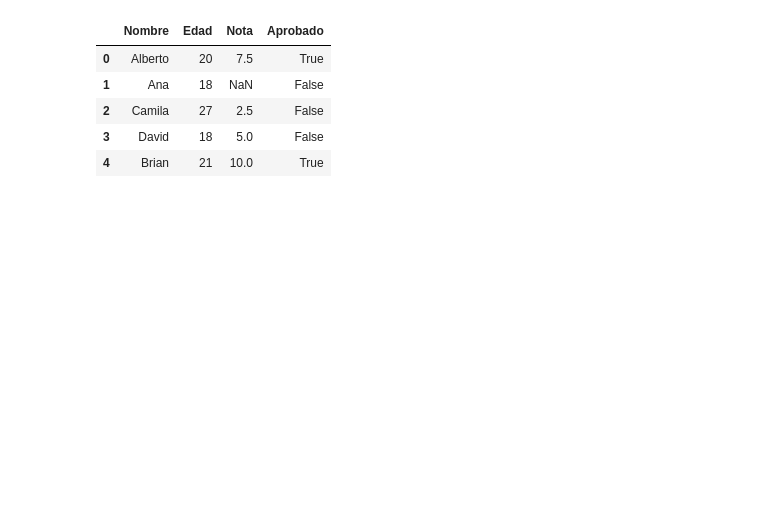
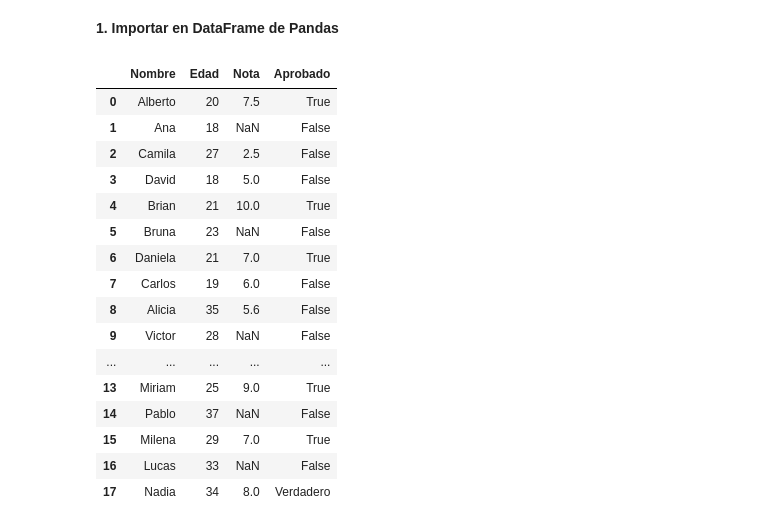
Before and after one commit to mauloredo/Conociendo-PANDAS, a Jupyter notebook: ejercicios.ipynb, the cells around one changed output. Cells and saved outputs as stored; diff of their text form; code cells hidden in the pictures; blank space fills up the shorter version.

```diff
--- a/ejercicios.ipynb
+++ b/ejercicios.ipynb
@@ -3,14 +13,27 @@
+# %% [markdown]
+**1. Importar en DataFrame de Pandas**
 # %%
 import pandas as pd
 # %%
 url = 'https://gist.githubusercontent.com/ahcamachod/807a2c1cf6c19108b2b701ea1791ab45/raw/fb84f8b2d8917a89de26679eccdbc8f9c1d2e933/alumnos.csv'
 
 df = pd.read_csv(url)
-df.head()
+df
 # %% [output]
 |  | Nombre | Edad | Nota | Aprobado |
 | 0 | Alberto | 20 | 7.5 | True |
 | 1 | Ana | 18 | NaN | False |
 | 2 | Camila | 27 | 2.5 | False |
 | 3 | David | 18 | 5.0 | False |
 | 4 | Brian | 21 | 10.0 | True |
+| 5 | Bruna | 23 | NaN | False |
+| 6 | Daniela | 21 | 7.0 | True |
+| 7 | Carlos | 19 | 6.0 | False |
+| 8 | Alicia | 35 | 5.6 | False |
+| 9 | Victor | 28 | NaN | False |
+| ... | ... | ... | ... | ... |
+| 13 | Miriam | 25 | 9.0 | True |
+| 14 | Pablo | 37 | NaN | False |
+| 15 | Milena | 29 | 7.0 | True |
+| 16 | Lucas | 33 | NaN | False |
+| 17 | Nadia | 34 | 8.0 | Verdadero |
```
Also changed, not shown: parts of 9 cells of this notebook.
